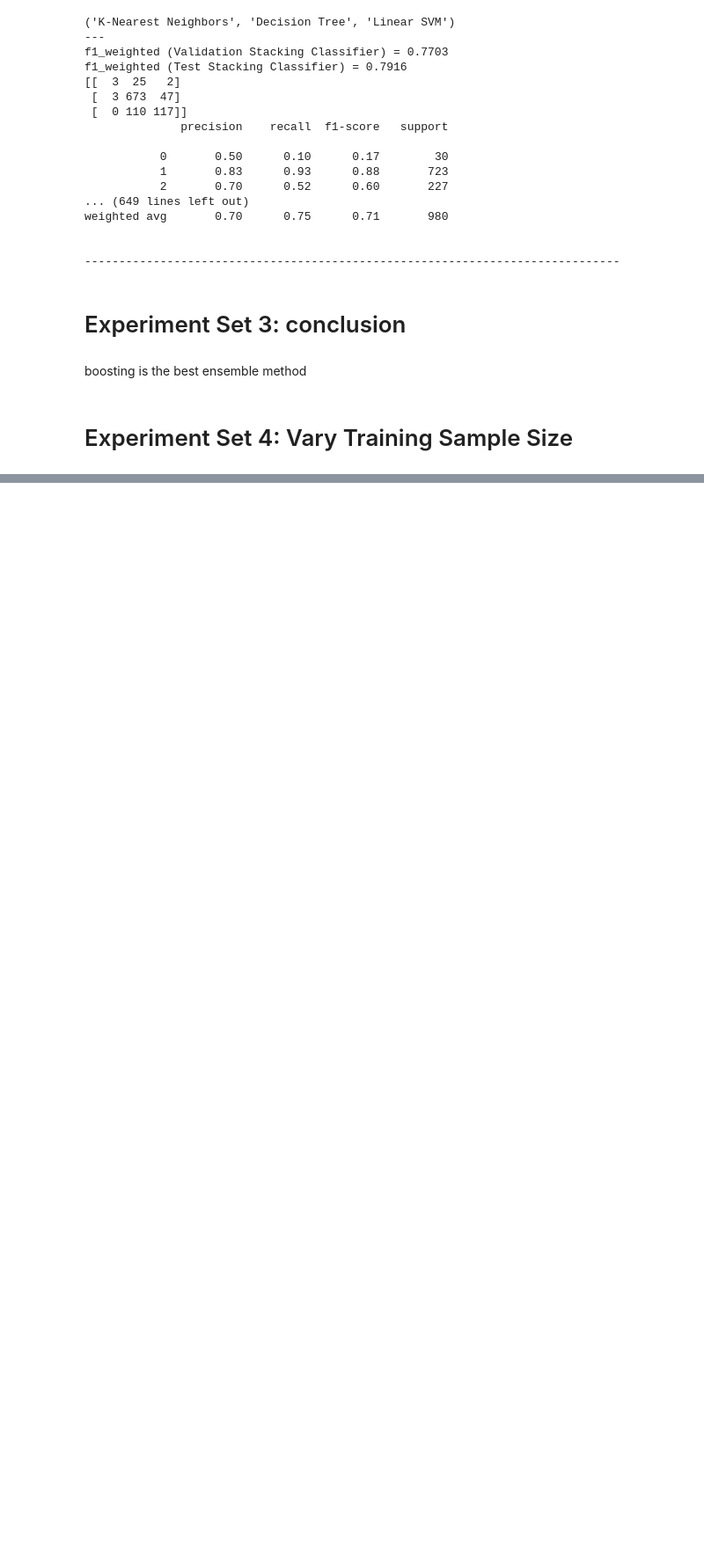
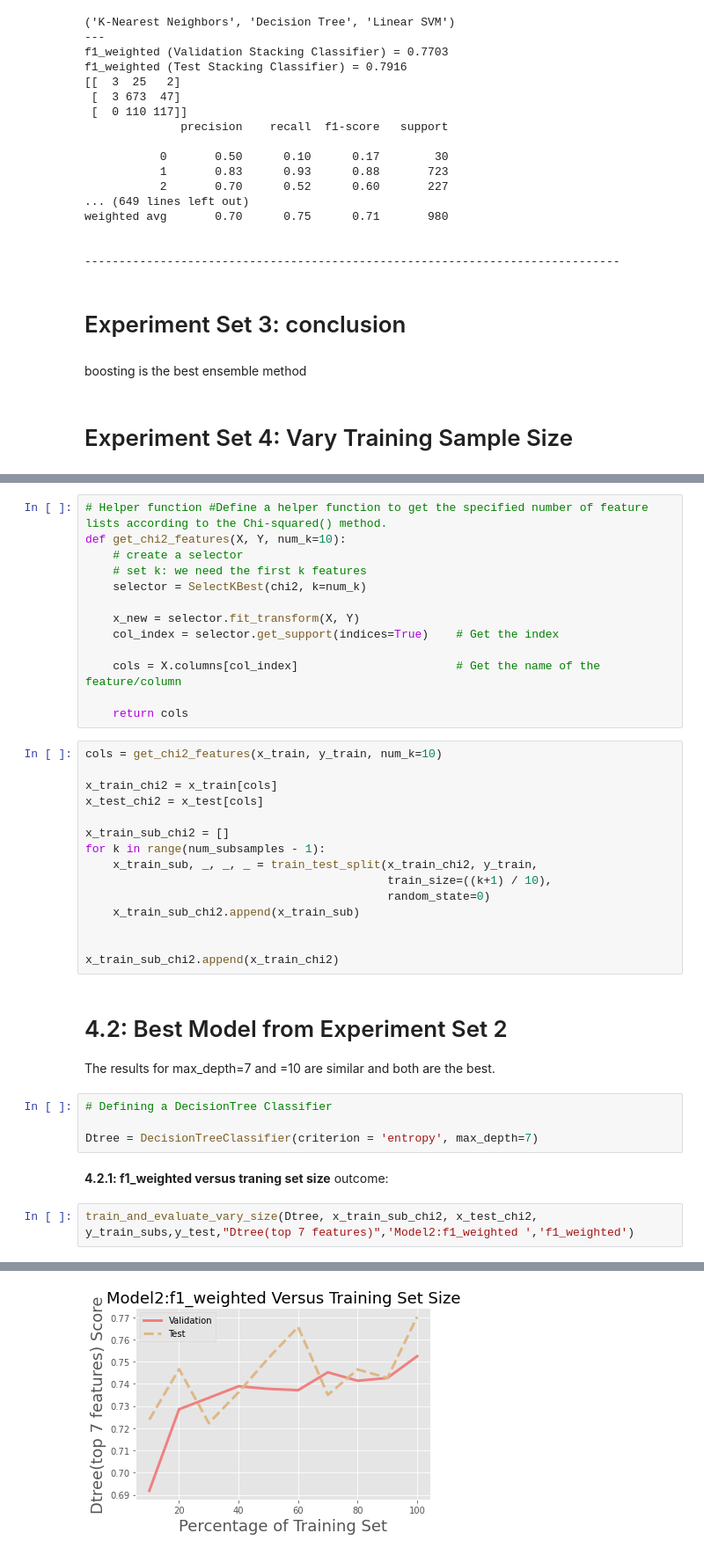
Before and after one commit to jinwenhua/group11, a Jupyter notebook: Wine.ipynb, the cells around one changed output, grey strips where cells are left out. Shown: that part at 88% size. Drawn from its saved outputs; the diff is of its cells as text; blank space fills up the shorter version.

Commit message:
merge experiment set4

```diff
--- a/Wine.ipynb
+++ b/Wine.ipynb
@@ -2949,0 +3127,41 @@ boosting is the best ensemble  method
+# %%
+# Helper function #Define a helper function to get the specified number of feature lists according to the Chi-squared() method.
+def get_chi2_features(X, Y, num_k=10):
+    # create a selector
+    # set k: we need the first k features
+    selector = SelectKBest(chi2, k=num_k)
+
+    x_new = selector.fit_transform(X, Y)
+    col_index = selector.get_support(indices=True)    # Get the index
+
+    cols = X.columns[col_index]                       # Get the name of the feature/column
+
+    return cols
+# %%
+cols = get_chi2_features(x_train, y_train, num_k=10)
+
+x_train_chi2 = x_train[cols]
+x_test_chi2 = x_test[cols]
+
+x_train_sub_chi2 = []
+for k in range(num_subsamples - 1):
+    x_train_sub, _, _, _ = train_test_split(x_train_chi2, y_train,
+                                            train_size=((k+1) / 10),
+                                            random_state=0)
+    x_train_sub_chi2.append(x_train_sub)
+
+
+x_train_sub_chi2.append(x_train_chi2)
+# %% [markdown]
+# 4.2: Best Model from Experiment Set 2
+The results for max_depth=7 and =10 are similar and both are the best.
+# %%
+# Defining a DecisionTree Classifier
+
+Dtree = DecisionTreeClassifier(criterion = 'entropy', max_depth=7)
+# %% [markdown]
+**4.2.1: f1_weighted versus traning set size**
+outcome:
+# %%
+train_and_evaluate_vary_size(Dtree, x_train_sub_chi2, x_test_chi2, y_train_subs,y_test,"Dtree(top 7 features)",'Model2:f1_weighted ','f1_weighted')
+# %% [output]
@@ -2949,0 +3180 @@ boosting is the best ensemble  method
+[figure, added]
```
Also changed, not shown: parts of 16 cells of this notebook.
